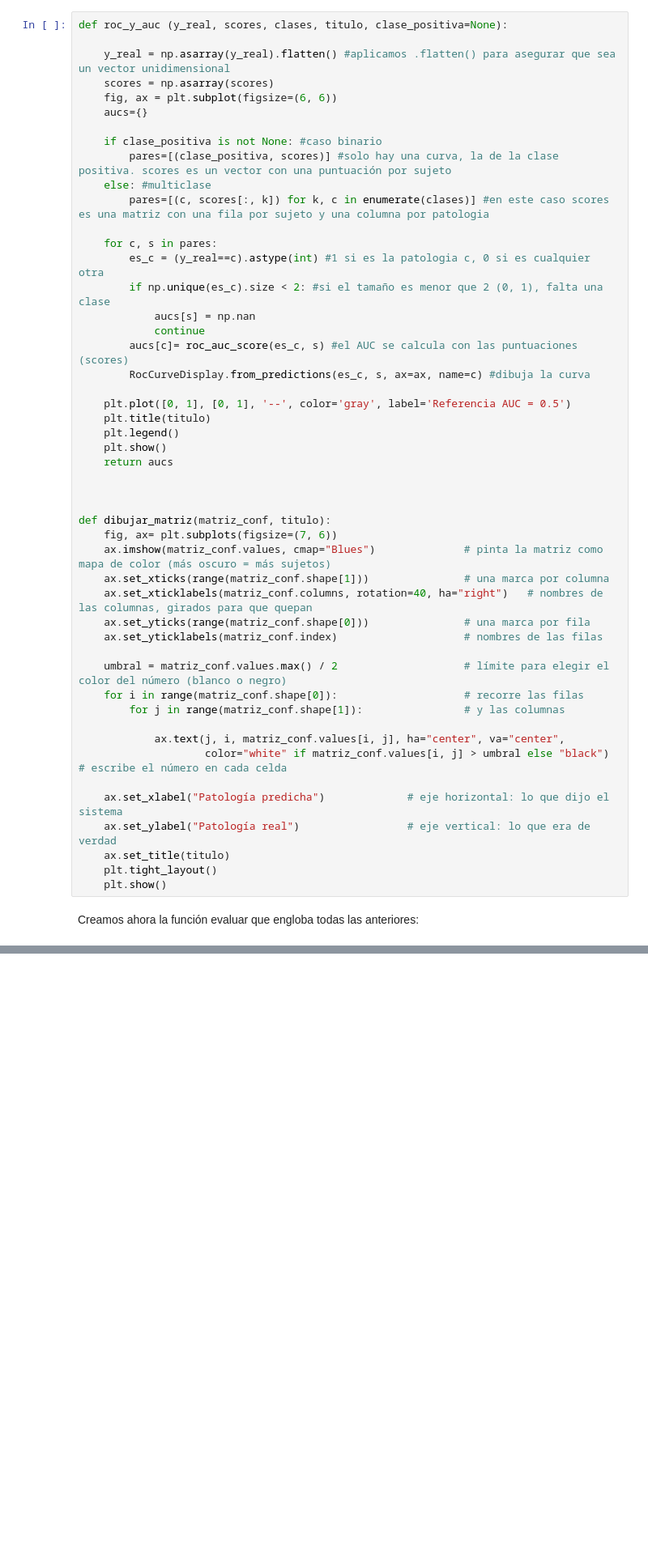
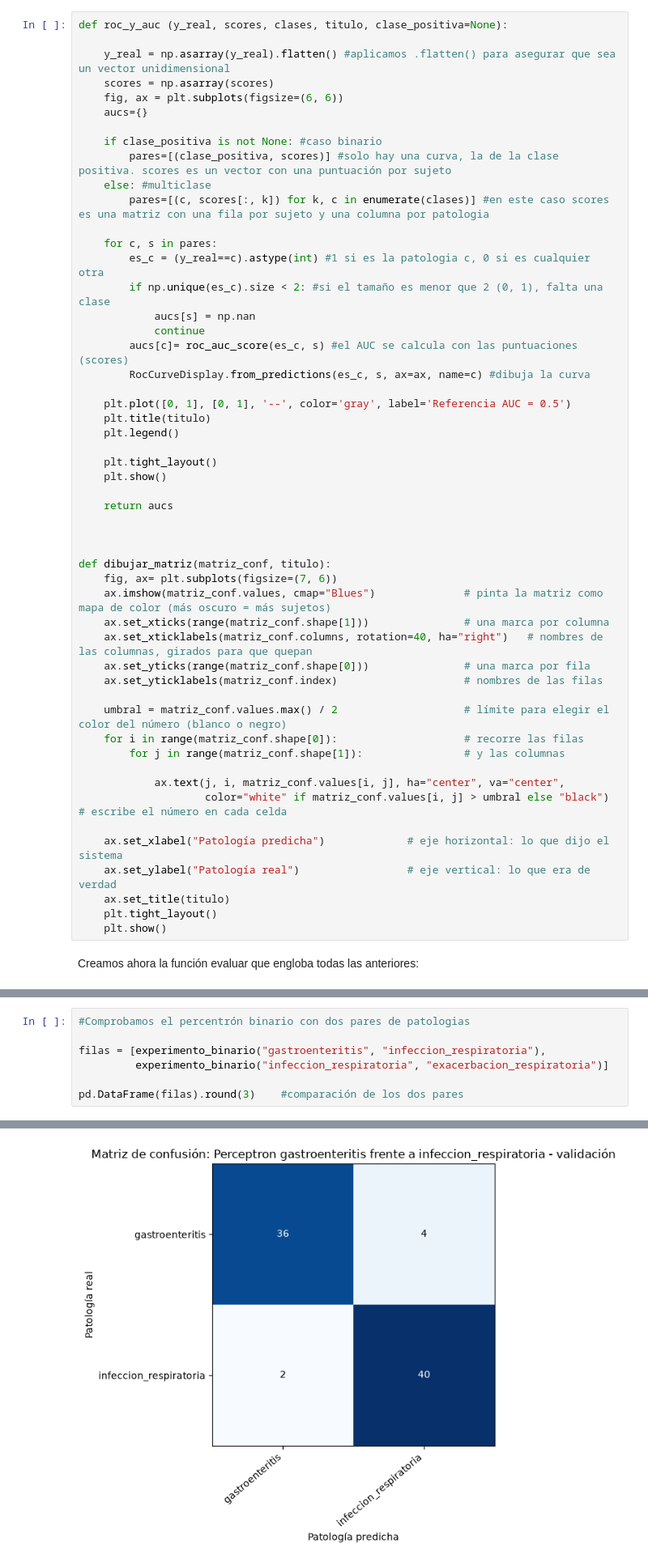
Before and after one commit to angelaNavarro11/sist-apoyo-decision-clinica, a Jupyter notebook: notebooks/Practica3-Resultados.ipynb, the cells around one changed output, grey strips where cells are left out. Shown at 81% size. Saved outputs shown, nothing was run; the diff lists cells and outputs as text; blank space fills up the shorter version.

Commit message:
Experimentos binarios (#8)

```diff
--- a/notebooks/Practica3-Resultados.ipynb
+++ b/notebooks/Practica3-Resultados.ipynb
@@ -434,7 +435,7 @@ def roc_y_auc (y_real, scores, clases, titulo, clase_positiva=None):
 
     y_real = np.asarray(y_real).flatten() #aplicamos .flatten() para asegurar que sea un vector unidimensional
     scores = np.asarray(scores)
-    fig, ax = plt.subplot(figsize=(6, 6))
+    fig, ax = plt.subplots(figsize=(6, 6))
     aucs={}
 
     if clase_positiva is not None: #caso binario
@@ -453,7 +454,10 @@ def roc_y_auc (y_real, scores, clases, titulo, clase_positiva=None):
     plt.plot([0, 1], [0, 1], '--', color='gray', label='Referencia AUC = 0.5')
     plt.title(titulo)
     plt.legend()
+
+    plt.tight_layout()
     plt.show()
+
     return aucs
 
 
@@ -505,0 +561,8 @@ def evaluar(y_real, y_pred, clases, sistema, conjunto, scores=None, clase_positi
+# %%
+#Comprobamos el percentrón binario con dos pares de patologias
+
+filas = [experimento_binario("gastroenteritis", "infeccion_respiratoria"),
+         experimento_binario("infeccion_respiratoria", "exacerbacion_respiratoria")]
+
+pd.DataFrame(filas).round(3)    #comparación de los dos pares
+# %% [output]
@@ -505,0 +575 @@ def evaluar(y_real, y_pred, clases, sistema, conjunto, scores=None, clase_positi
+[figure, added]
```
Also changed, not shown: parts of 6 cells of this notebook.
